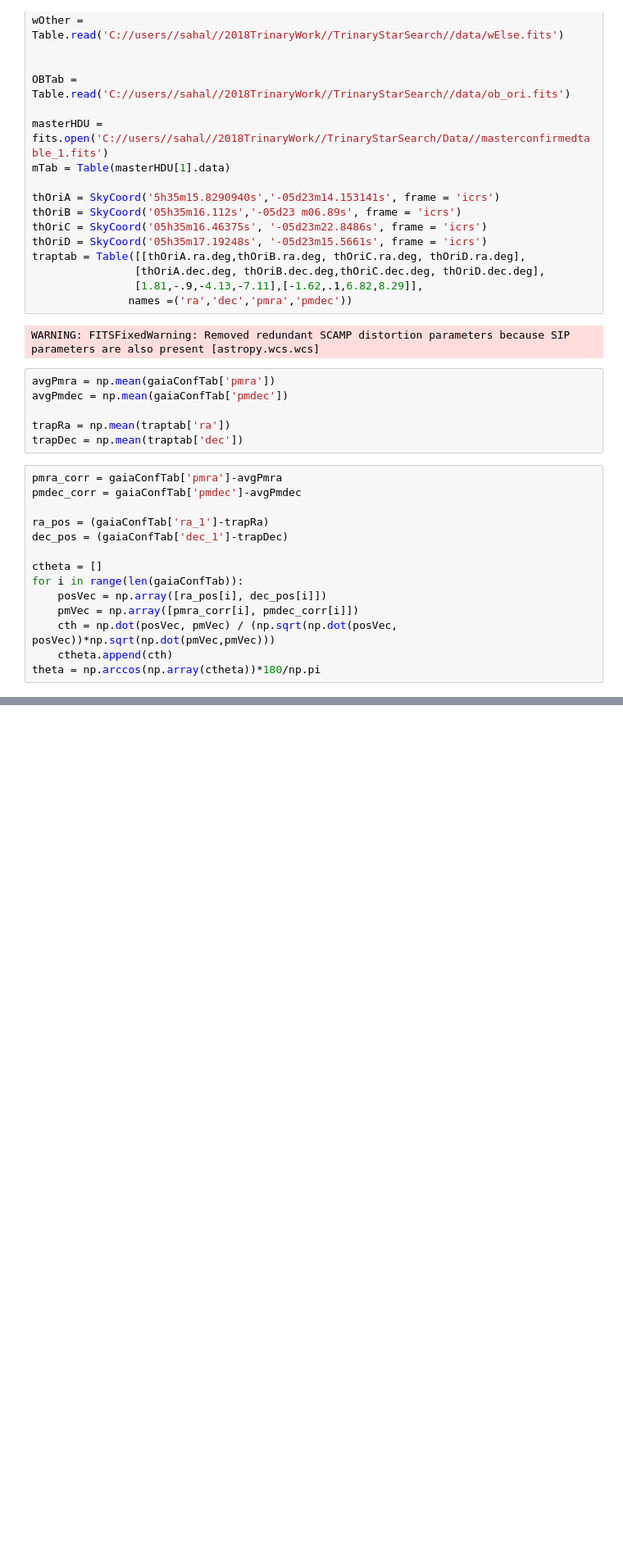
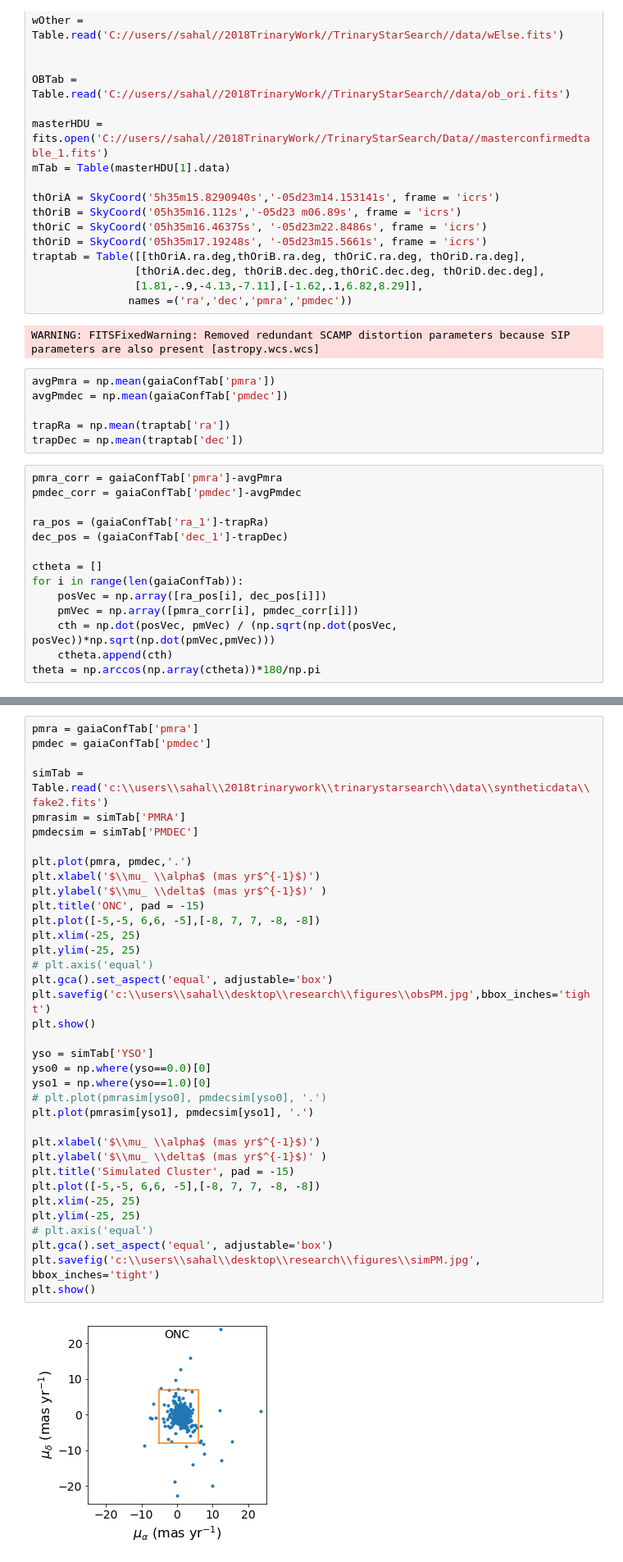
Before and after one commit to aidantmcb/OrionProperMotions, a Jupyter notebook: TrapeziumAlignment.ipynb, the cells around one changed output, grey strips where cells are left out. Shown: that part at 82% size. Cells and saved outputs as stored; diff of their text form; blank space fills up the shorter version.

Commit message:
work on figures for publication

```diff
--- a/TrapeziumAlignment.ipynb
+++ b/TrapeziumAlignment.ipynb
@@ -165,0 +200,38 @@ for i in range(9):
+# %%
+pmra = gaiaConfTab['pmra']
+pmdec = gaiaConfTab['pmdec']
+
+simTab = Table.read('c:\\users\\sahal\\2018trinarywork\\trinarystarsearch\\data\\syntheticdata\\fake2.fits')
+pmrasim = simTab['PMRA']
+pmdecsim = simTab['PMDEC']
+
+plt.plot(pmra, pmdec,'.')
+plt.xlabel('$\\mu_ \\alpha$ (mas yr$^{-1}$)')
+plt.ylabel('$\\mu_ \\delta$ (mas yr$^{-1}$)' )
+plt.title('ONC', pad = -15)
+plt.plot([-5,-5, 6,6, -5],[-8, 7, 7, -8, -8])
+plt.xlim(-25, 25)
+plt.ylim(-25, 25)
+# plt.axis('equal')
+plt.gca().set_aspect('equal', adjustable='box')
+plt.savefig('c:\\users\\sahal\\desktop\\research\\figures\\obsPM.jpg',bbox_inches='tight')
+plt.show()
+
+yso = simTab['YSO']
+yso0 = np.where(yso==0.0)[0]
+yso1 = np.where(yso==1.0)[0]
+# plt.plot(pmrasim[yso0], pmdecsim[yso0], '.')
+plt.plot(pmrasim[yso1], pmdecsim[yso1], '.')
+
+plt.xlabel('$\\mu_ \\alpha$ (mas yr$^{-1}$)')
+plt.ylabel('$\\mu_ \\delta$ (mas yr$^{-1}$)' )
+plt.title('Simulated Cluster', pad = -15)
+plt.plot([-5,-5, 6,6, -5],[-8, 7, 7, -8, -8])
+plt.xlim(-25, 25)
+plt.ylim(-25, 25)
+# plt.axis('equal')
+plt.gca().set_aspect('equal', adjustable='box')
+plt.savefig('c:\\users\\sahal\\desktop\\research\\figures\\simPM.jpg', bbox_inches='tight')
+plt.show()
+# %% [output]
+[figure, added]
```
Also changed, not shown: parts of 10 cells of this notebook.
